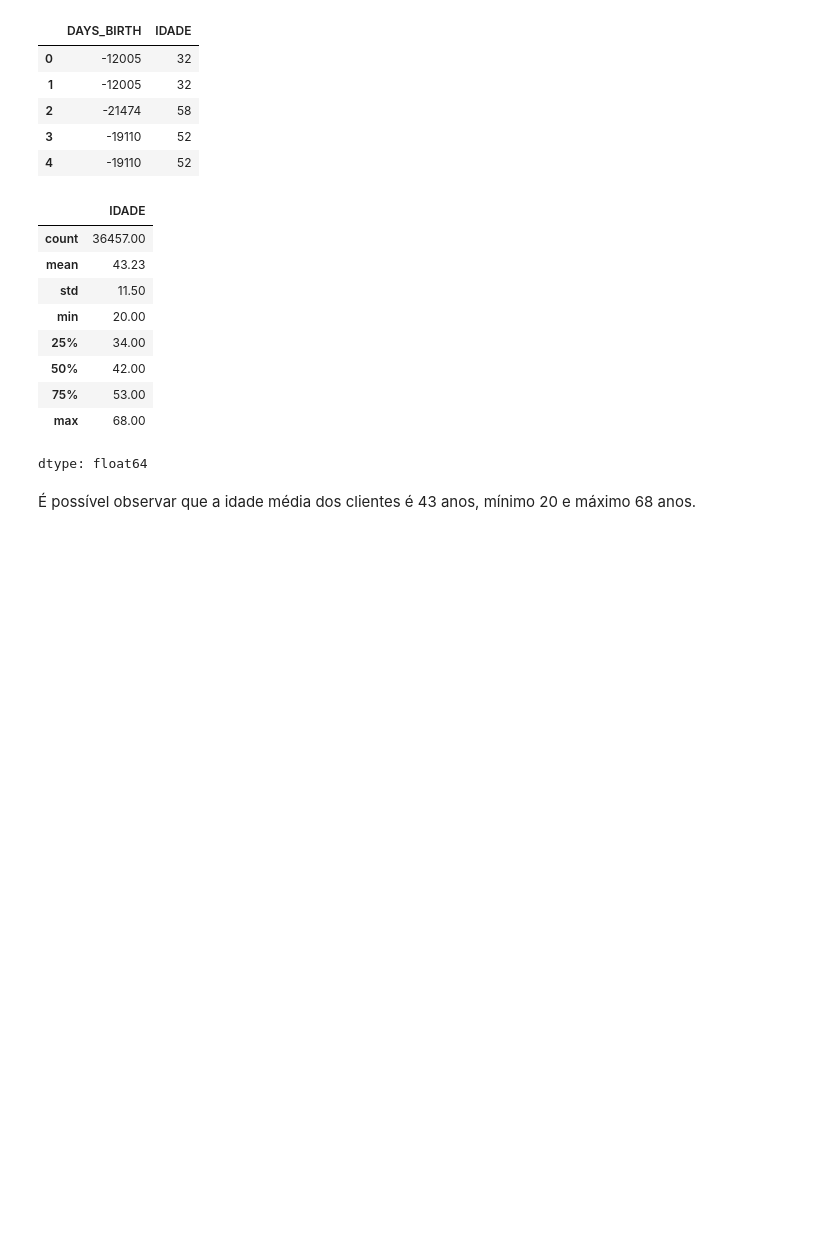
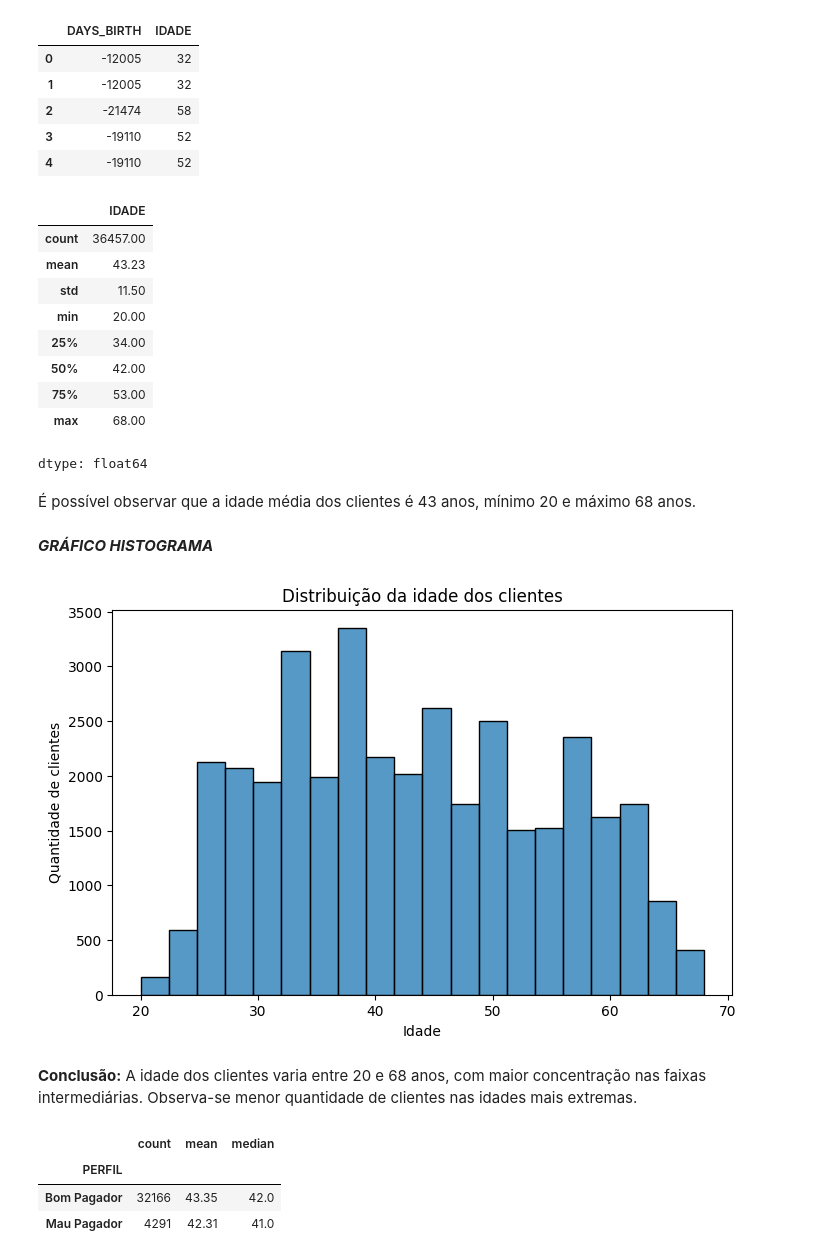
Before and after one commit to marciapaulasv-coder/TechChalenge, a Jupyter notebook: 01_eda.ipynb, the cells around one changed output. Drawn from its saved outputs; the diff is of its cells as text; code cells hidden in the pictures; blank space fills up the shorter version.

```diff
--- a/01_eda.ipynb
+++ b/01_eda.ipynb
@@ -340,3 +344,30 @@ df['IDADE'].describe().round(2)
 dtype: float64
 # %% [markdown]
 É possível observar que a idade média dos clientes é 43 anos, mínimo 20 e máximo 68 anos.
+# %% [markdown]
+***GRÁFICO HISTOGRAMA***
+# %%
+plt.figure(figsize=(8, 5))
+
+sns.histplot(
+    data=df,
+    x='IDADE',
+    bins=20
+)
+
+plt.title('Distribuição da idade dos clientes')
+plt.xlabel('Idade')
+plt.ylabel('Quantidade de clientes')
+
+plt.show()
+# %% [output]
+[figure, added]
+# %% [markdown]
+**Conclusão:** A idade dos clientes varia entre 20 e 68 anos, com maior concentração nas faixas intermediárias. Observa-se menor quantidade de clientes nas idades mais extremas.
+# %%
+df.groupby('PERFIL')['IDADE'].agg(['count', 'mean', 'median']).round(2)
+# %% [output]
+|  | count | mean | median |
+| PERFIL |  |  |  |
+| Bom Pagador | 32166 | 43.35 | 42.0 |
+| Mau Pagador | 4291 | 42.31 | 41.0 |
```
Also changed, not shown: parts of 29 cells of this notebook.
